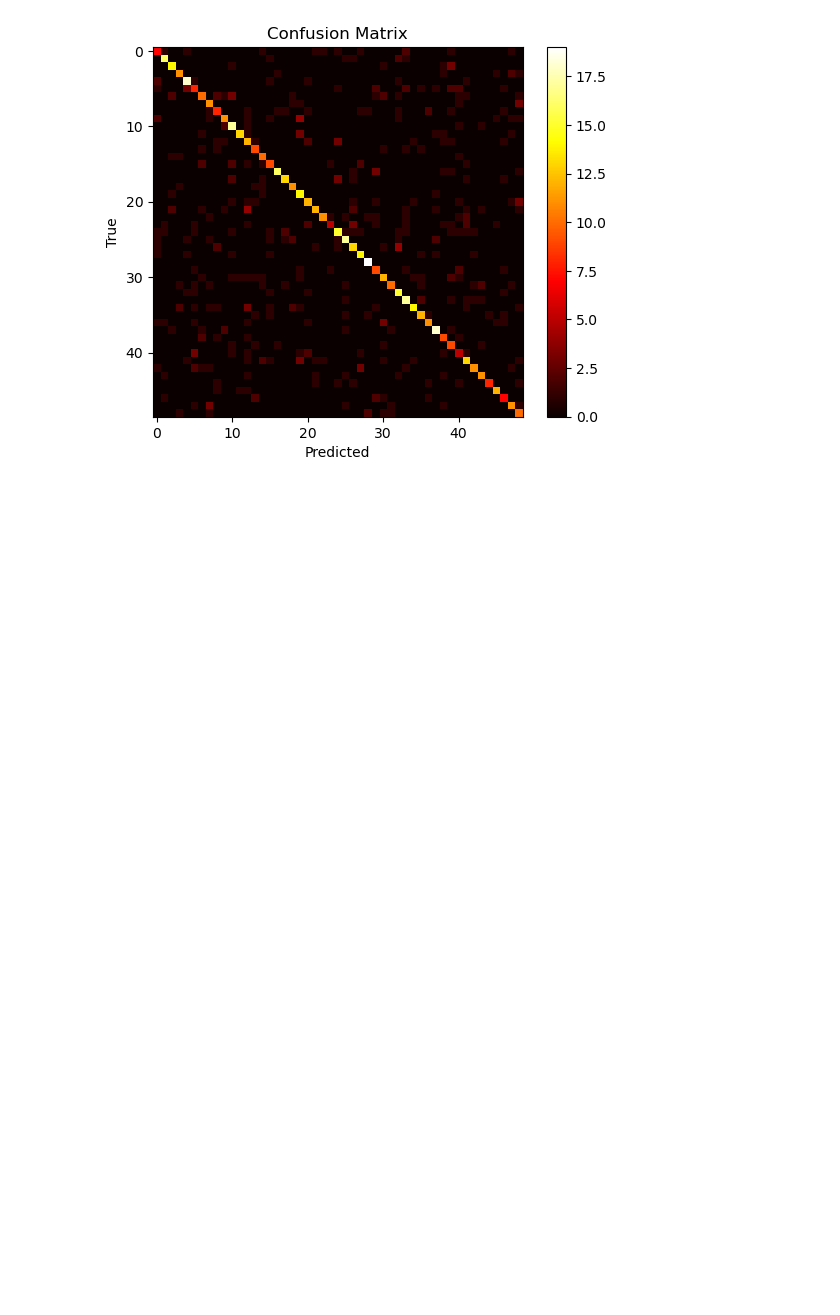
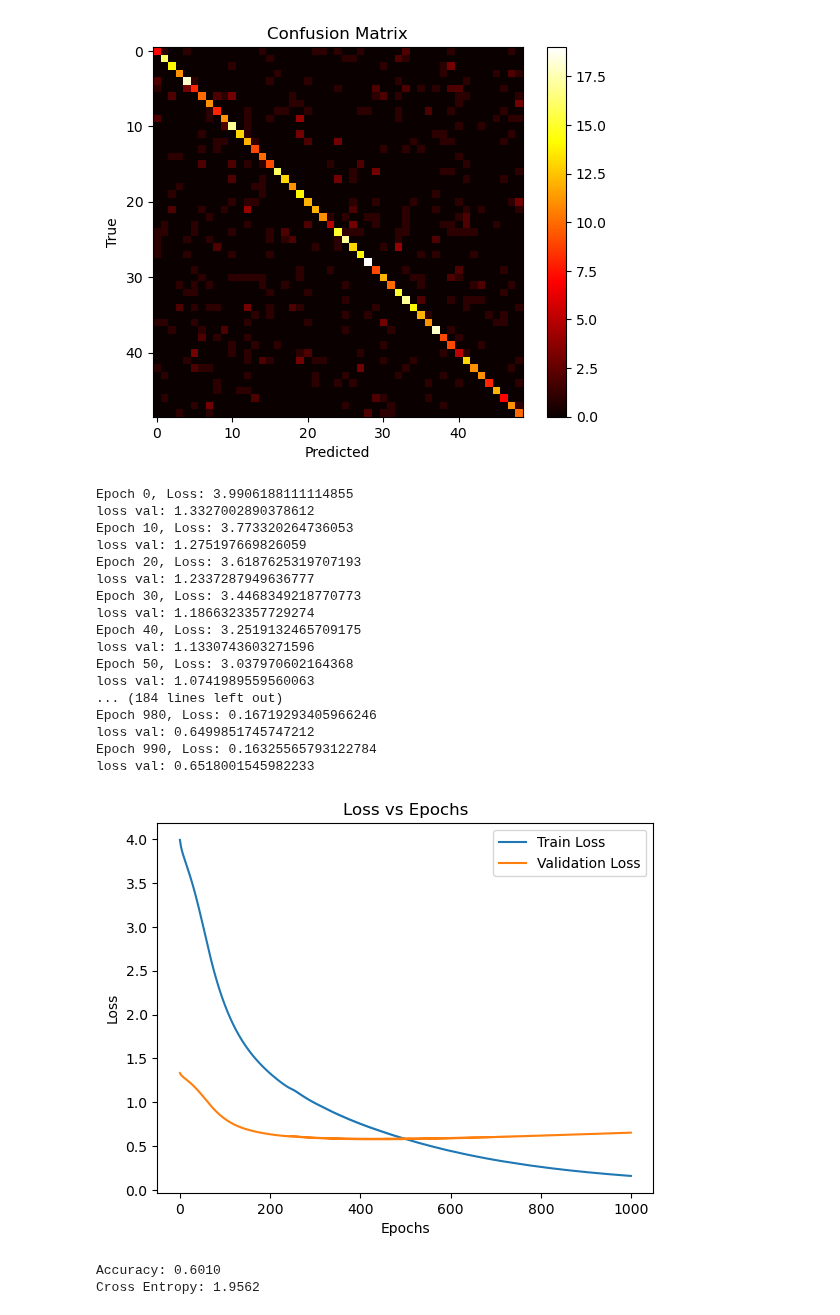
Before and after one commit to felicitasmarolda/MLyDL_TPs, a Jupyter notebook: Marolda_Felicitas_TP3/Marolda_Felicitas_TP3.ipynb, the cells around one changed output. Drawn from its saved outputs; the diff is of its cells as text; code cells hidden in the pictures; blank space fills up the shorter version.

Commit message:
regularización l2

```diff
--- a/Marolda_Felicitas_TP3/Marolda_Felicitas_TP3.ipynb
+++ b/Marolda_Felicitas_TP3/Marolda_Felicitas_TP3.ipynb
@@ -184,3 +184,31 @@ loss val: 1.0314321071133266
 Accuracy: 0.5800
 Cross Entropy: 3.2837
 [figure]
+# %%
+# regularización L2
+importlib.reload(md)
+mejora = {}
+mejora["L2"] = 0.01
+l2 = md.NeuralNetwork(X_train, y_train, X_val, y_val, funciones_de_activacion, nodos_por_capa, mejora)
+get_metrics = mt.get_metrics(l2.forward_pass(X_val), y_val)
+# %% [output]
+Epoch 0, Loss: 3.9906188111114855
+loss val: 1.3327002890378612
+Epoch 10, Loss: 3.773320264736053
+loss val: 1.275197669826059
+Epoch 20, Loss: 3.6187625319707193
+loss val: 1.2337287949636777
+Epoch 30, Loss: 3.4468349218770773
+loss val: 1.1866323357729274
+Epoch 40, Loss: 3.2519132465709175
+loss val: 1.1330743603271596
+Epoch 50, Loss: 3.037970602164368
+loss val: 1.0741989559560063
+... (184 lines left out)
+Epoch 980, Loss: 0.16719293405966246
+loss val: 0.6499851745747212
+Epoch 990, Loss: 0.16325565793122784
+loss val: 0.6518001545982233
+[figure, added]
+Accuracy: 0.6010
+Cross Entropy: 1.9562
```
Also changed, not shown: parts of 1 cell of this notebook, 1 other file.
